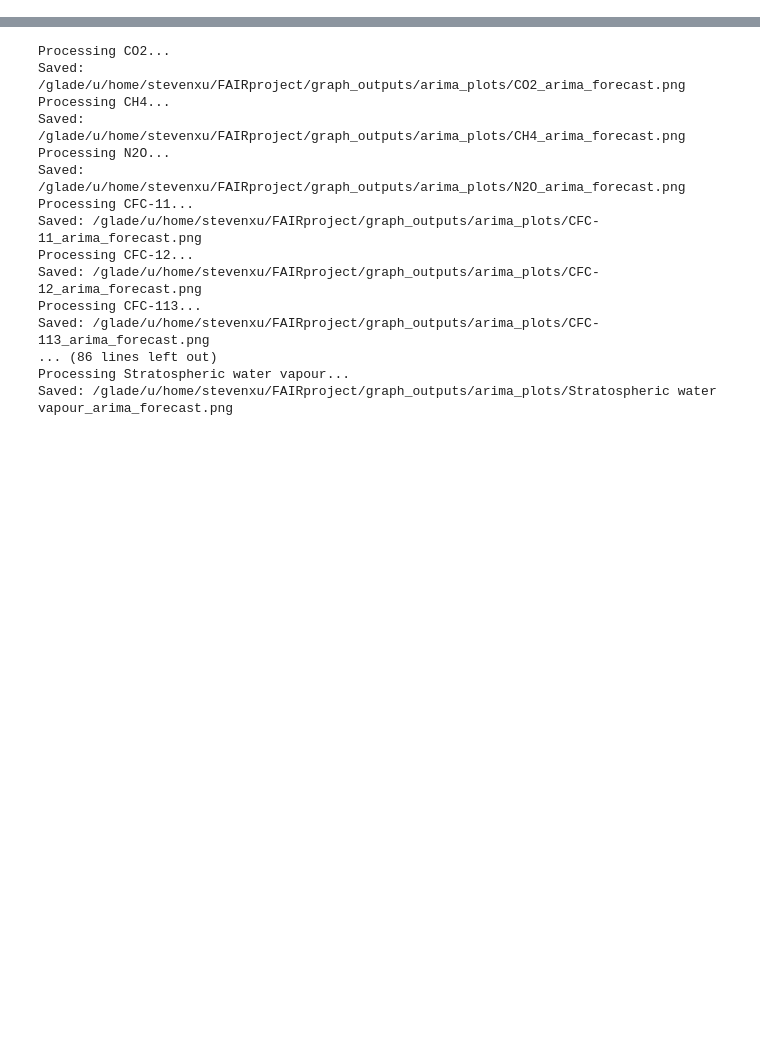
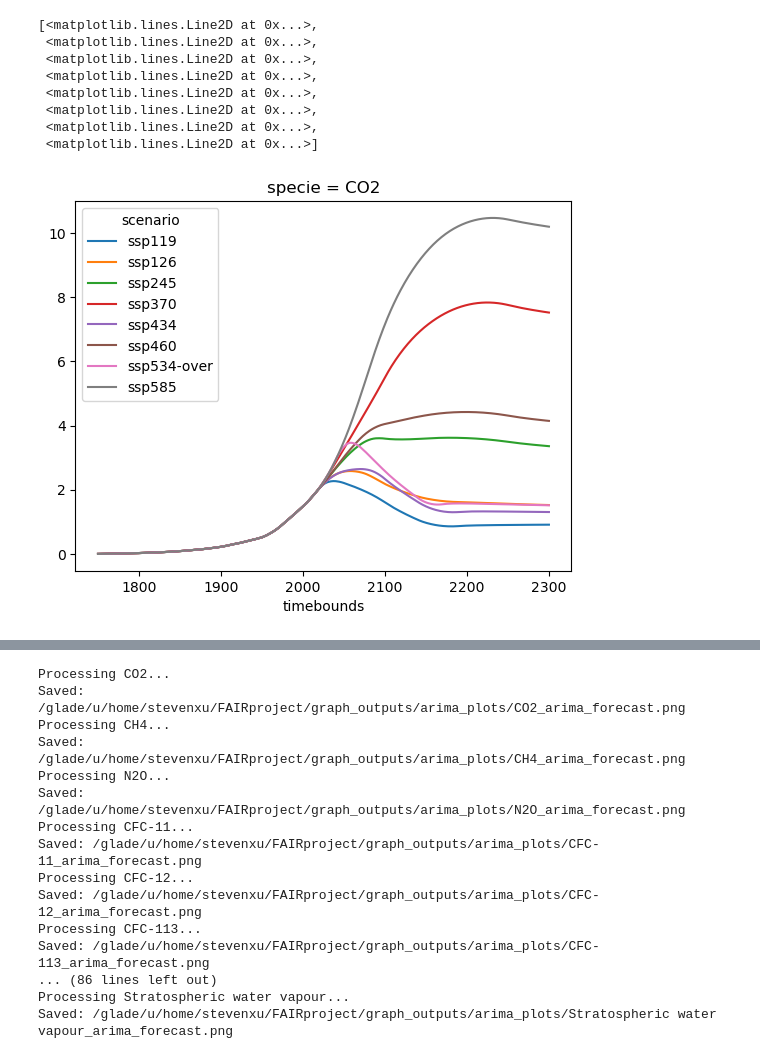
Before and after one commit to xuxingcheng/FAIR-emission-climate-model, a Jupyter notebook: ARIMA_model_evaluation_RCIMP.ipynb, the cells around one changed output, grey strips where cells are left out. Cells and saved outputs as stored; diff of their text form; code cells hidden in the pictures; blank space fills up the shorter version.

```diff
--- a/ARIMA_model_evaluation_RCIMP.ipynb
+++ b/ARIMA_model_evaluation_RCIMP.ipynb
@@ -27,5 +27,22 @@ with open("/glade/work/stevenxu/FAIR_models/top20_model.pkl", "rb") as f_in:
 
 with open("/glade/work/stevenxu/FAIR_models/arima_list.pkl", "rb") as f:
     arima_list = pickle.load(f)
+# %%
+startyear = 2017
+endyear = 2300
+specie = 'CO2'
+da2 = f1.forcing.sel(specie=specie).mean(dim="config")
+#da2.plot.line()
+da2.plot.line(x="timebounds")
+# %% [output]
+[<matplotlib.lines.Line2D at 0x...>,
+ <matplotlib.lines.Line2D at 0x...>,
+ <matplotlib.lines.Line2D at 0x...>,
+ <matplotlib.lines.Line2D at 0x...>,
+ <matplotlib.lines.Line2D at 0x...>,
+ <matplotlib.lines.Line2D at 0x...>,
+ <matplotlib.lines.Line2D at 0x...>,
+ <matplotlib.lines.Line2D at 0x...>]
+[figure, added]
 # %%
 startyear = 2017
```
Also changed, not shown: parts of 2 cells of this notebook, 51 other files.
